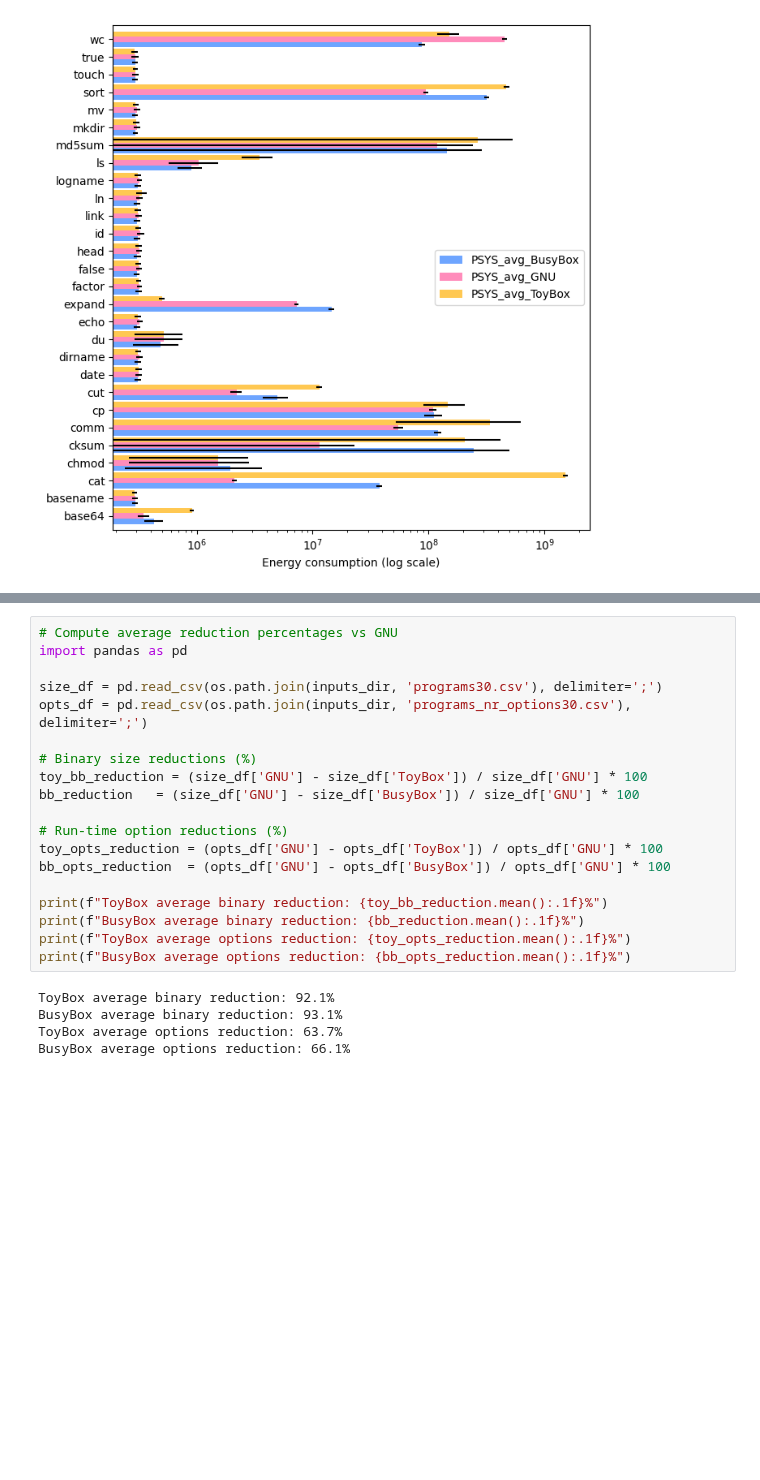
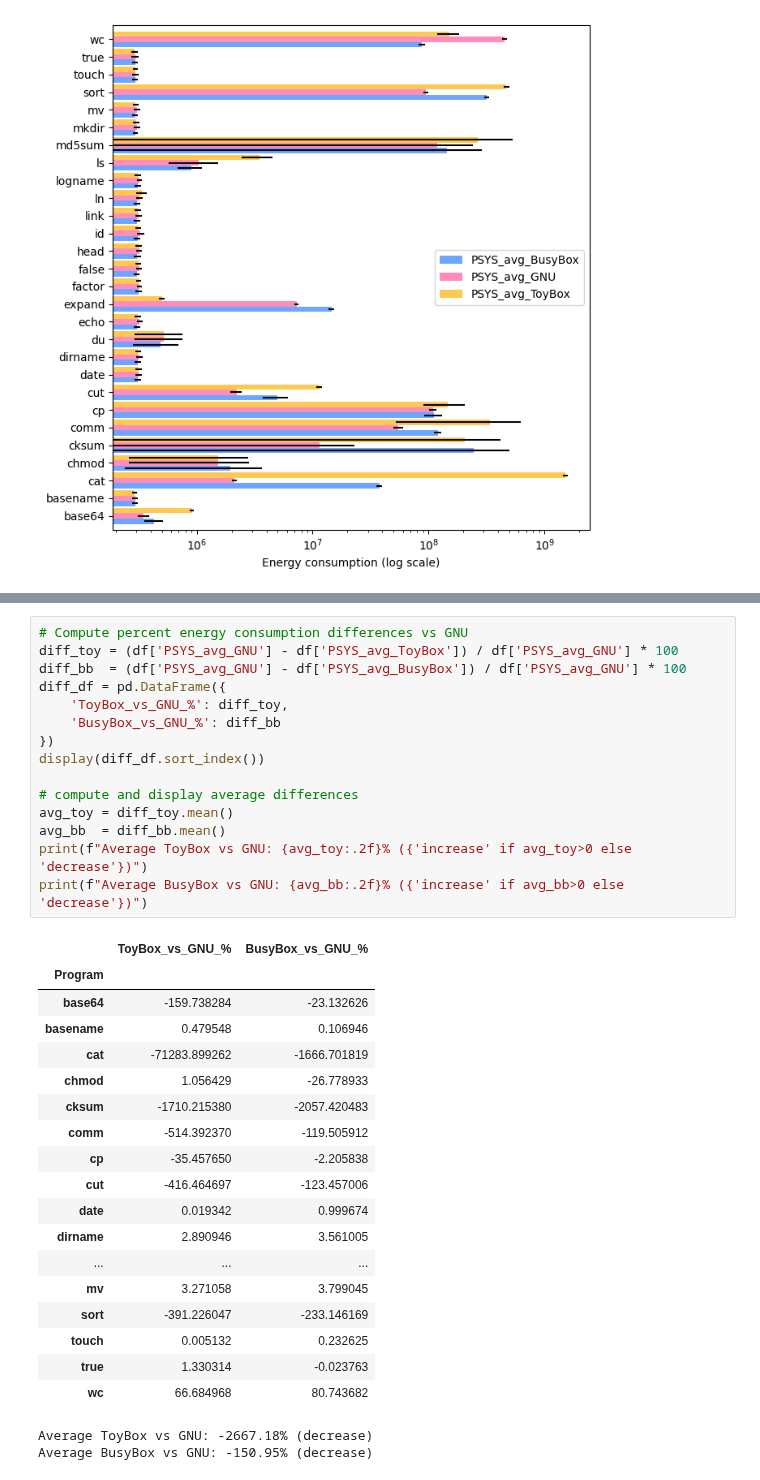
Before and after one commit to ternava/bloat-energy-consumption, a Jupyter notebook: notebooks/create_charts.ipynb, the cells around one changed output, grey strips where cells are left out. Drawn from its saved outputs; the diff is of its cells as text; blank space fills up the shorter version.

```diff
--- a/notebooks/create_charts.ipynb
+++ b/notebooks/create_charts.ipynb
@@ -502,24 +311,36 @@ plt.show()
-# %%
-# Compute average reduction percentages vs GNU
-import pandas as pd
-
-size_df = pd.read_csv(os.path.join(inputs_dir, 'programs30.csv'), delimiter=';')
-opts_df = pd.read_csv(os.path.join(inputs_dir, 'programs_nr_options30.csv'), delimiter=';')
-
-# Binary size reductions (%)
-toy_bb_reduction = (size_df['GNU'] - size_df['ToyBox']) / size_df['GNU'] * 100
-bb_reduction   = (size_df['GNU'] - size_df['BusyBox']) / size_df['GNU'] * 100
-
-# Run-time option reductions (%)
-toy_opts_reduction = (opts_df['GNU'] - opts_df['ToyBox']) / opts_df['GNU'] * 100
-bb_opts_reduction  = (opts_df['GNU'] - opts_df['BusyBox']) / opts_df['GNU'] * 100
-
-print(f"ToyBox average binary reduction: {toy_bb_reduction.mean():.1f}%")
-print(f"BusyBox average binary reduction: {bb_reduction.mean():.1f}%")
-print(f"ToyBox average options reduction: {toy_opts_reduction.mean():.1f}%")
-print(f"BusyBox average options reduction: {bb_opts_reduction.mean():.1f}%")
-# %% [output]
-ToyBox average binary reduction: 92.1%
-BusyBox average binary reduction: 93.1%
-ToyBox average options reduction: 63.7%
-BusyBox average options reduction: 66.1%
+# %%
+# Compute percent energy consumption differences vs GNU
+diff_toy = (df['PSYS_avg_GNU'] - df['PSYS_avg_ToyBox']) / df['PSYS_avg_GNU'] * 100
+diff_bb  = (df['PSYS_avg_GNU'] - df['PSYS_avg_BusyBox']) / df['PSYS_avg_GNU'] * 100
+diff_df = pd.DataFrame({
+    'ToyBox_vs_GNU_%': diff_toy,
+    'BusyBox_vs_GNU_%': diff_bb
+})
+display(diff_df.sort_index())
+
+# compute and display average differences
+avg_toy = diff_toy.mean()
+avg_bb  = diff_bb.mean()
+print(f"Average ToyBox vs GNU: {avg_toy:.2f}% ({'increase' if avg_toy>0 else 'decrease'})")
+print(f"Average BusyBox vs GNU: {avg_bb:.2f}% ({'increase' if avg_bb>0 else 'decrease'})")
+# %% [output]
+|  | ToyBox_vs_GNU_% | BusyBox_vs_GNU_% |
+| Program |  |  |
+| base64 | -159.738284 | -23.132626 |
+| basename | 0.479548 | 0.106946 |
+| cat | -71283.899262 | -1666.701819 |
+| chmod | 1.056429 | -26.778933 |
+| cksum | -1710.215380 | -2057.420483 |
+| comm | -514.392370 | -119.505912 |
+| cp | -35.457650 | -2.205838 |
+| cut | -416.464697 | -123.457006 |
+| date | 0.019342 | 0.999674 |
+| dirname | 2.890946 | 3.561005 |
+| ... | ... | ... |
+| mv | 3.271058 | 3.799045 |
+| sort | -391.226047 | -233.146169 |
+| touch | 0.005132 | 0.232625 |
+| true | 1.330314 | -0.023763 |
+| wc | 66.684968 | 80.743682 |
+Average ToyBox vs GNU: -2667.18% (decrease)
+Average BusyBox vs GNU: -150.95% (decrease)
```
Also changed, not shown: parts of 11 cells of this notebook, 12 other files.
